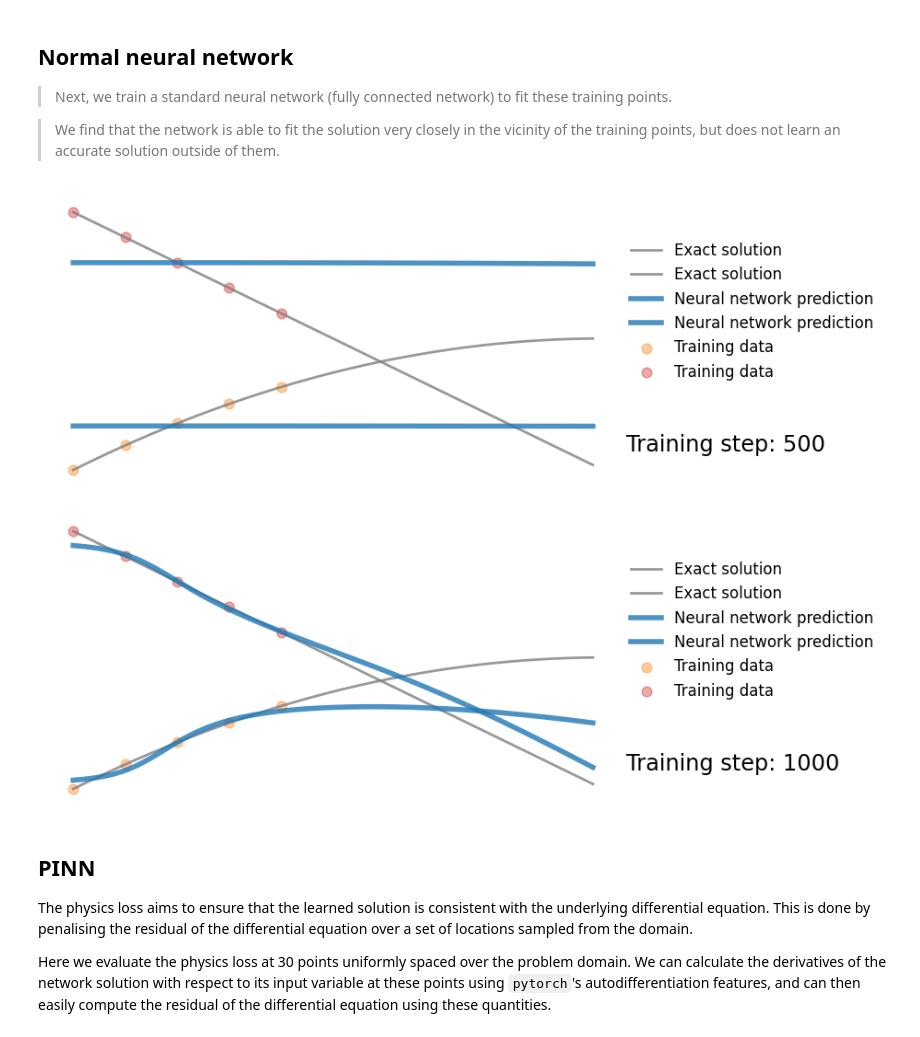
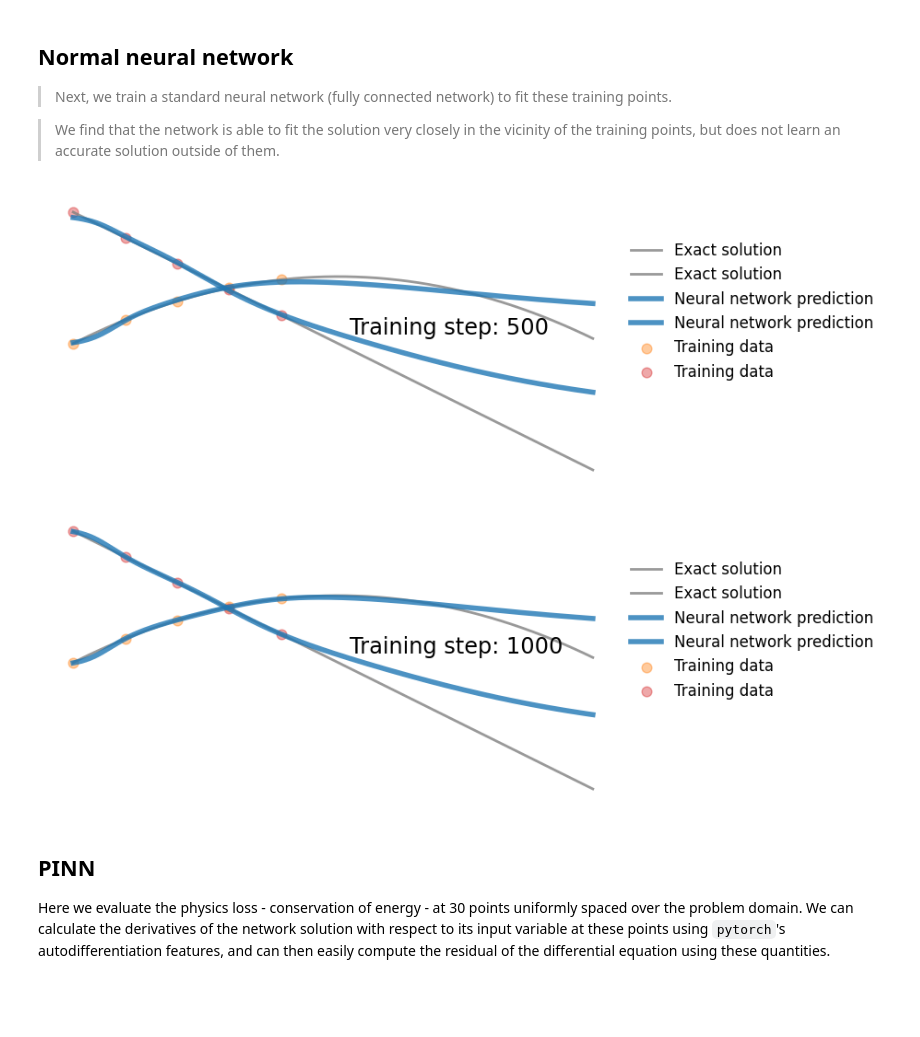
Before and after one commit to andrew-infogrid/harmonic-oscillator-pinn, a Jupyter notebook: BallisticsPINN.ipynb, the cells around one changed output. Saved outputs shown, nothing was run; the diff lists cells and outputs as text; code cells hidden in the pictures; blank space fills up the shorter version.

```diff
--- a/BallisticsPINN.ipynb
+++ b/BallisticsPINN.ipynb
@@ -69,10 +68,7 @@ class FCN(nn.Module):
         activation = nn.Tanh
         self.fcs = nn.Sequential(*[nn.Linear(N_INPUT, N_HIDDEN), activation()])
         self.fch = nn.Sequential(
-            *[
-                nn.Sequential(*[nn.Linear(N_HIDDEN, N_HIDDEN), activation()])
-                for _ in range(N_LAYERS - 1)
-            ]
+            *[nn.Sequential(*[nn.Linear(N_HIDDEN, N_HIDDEN), activation()]) for _ in range(N_LAYERS - 1)]
         )
         self.fce = nn.Linear(N_HIDDEN, N_OUTPUT)
 
@@ -90,7 +86,7 @@ g = -9.80665
 v0 = 10
 
 # get the analytical solution over the full domain
-t = torch.linspace(0, 1, 501).view(-1, 1)
+t = torch.linspace(0, 2, 501).view(-1, 1)
 hv = solution(g, v0, t).view(-1, 2)
 
 # slice out a small number of points from the LHS of the domain
@@ -126,12 +122,8 @@ def plot_result(x, y, x_data, y_data, yh, xp=None):
         alpha=0.8,
         label="Neural network prediction",
     )
-    plt.scatter(
-        x_data, y_data[:, 0], s=60, color="tab:orange", alpha=0.4, label="Training data"
-    )
-    plt.scatter(
-        x_data, y_data[:, 1], s=60, color="tab:red", alpha=0.4, label="Training data"
-    )
+    plt.scatter(x_data, y_data[:, 0], s=60, color="tab:orange", alpha=0.4, label="Training data")
+    plt.scatter(x_data, y_data[:, 1], s=60, color="tab:red", alpha=0.4, label="Training data")
     if xp is not None:
         plt.scatter(
             xp,
@@ -141,8 +133,8 @@ def plot_result(x, y, x_data, y_data, yh, xp=None):
             alpha=0.4,
             label="Physics loss training locations",
         )
-    l = plt.legend(loc=(1.01, 0.34), frameon=False, fontsize="large")
-    plt.setp(l.get_texts(), color="k")
+    legend = plt.legend(loc=(1.01, 0.34), frameon=False, fontsize="large")
+    plt.setp(legend.get_texts(), color="k")
     # plt.xlim(-0.05, 1.05)
     # plt.ylim(-1.1, 1.1)
     plt.text(1.065, 0.7, "Training step: %i" % (i + 1), fontsize="xx-large", color="k")
@@ -151,44 +143,40 @@ def plot_result(x, y, x_data, y_data, yh, xp=None):
 
 Path("./plots").mkdir(exist_ok=True)
 
 # train standard neural network to fit training data
 torch.manual_seed(123)
 model = FCN(1, 2, 32, 3)
 optimizer = torch.optim.Adam(model.parameters(), lr=1e-3)
 files = []
 for i in range(1000):
     optimizer.zero_grad()
     hv_hat = model(t_data)
     loss = torch.mean((hv_hat - hv_data) ** 2)  # use mean squared error
     loss.backward()
     optimizer.step()
 
     # plot the result as training progresses
     if (i + 1) % 10 == 0:
         hv_hat = model(t).detach()
 
         plot_result(t, hv, t_data, hv_data, hv_hat)
 
         file = "plots/nn_%.8i.png" % (i + 1)
-        plt.savefig(
-            file, bbox_inches="tight", pad_inches=0.1, dpi=100, facecolor="white"
-        )
+        plt.savefig(file, bbox_inches="tight", pad_inches=0.1, dpi=100, facecolor="white")
         files.append(file)
 
         if (i + 1) % 500 == 0:
             plt.show()
         else:
             plt.close("all")
 
-save_gif("nn.gif", files, fps=20, loop=0)
+save_gif("./figures/ballistics-nn.gif", files, fps=20, loop=0)
 # %% [output]
-[figure, old version]
+[figure, new version]
-[figure, old version]
+[figure, new version]
 # %% [markdown]
 ## PINN
 
-The physics loss aims to ensure that the learned solution is consistent with the underlying differential equation. This is done by penalising the residual of the differential equation over a set of locations sampled from the domain.
-
-Here we evaluate the physics loss at 30 points uniformly spaced over the problem domain. We can calculate the derivatives of the network solution with respect to its input variable at these points using `pytorch`'s autodifferentiation features, and can then easily compute the residual of the differential equation using these quantities.
+Here we evaluate the physics loss - conservation of energy - at 30 points uniformly spaced over the problem domain. We can calculate the derivatives of the network solution with respect to its input variable at these points using `pytorch`'s autodifferentiation features, and can then easily compute the residual of the differential equation using these quantities.
 # %%
 # sample locations over the problem domain
```
Also changed, not shown: parts of 6 cells of this notebook, 10 other files.
